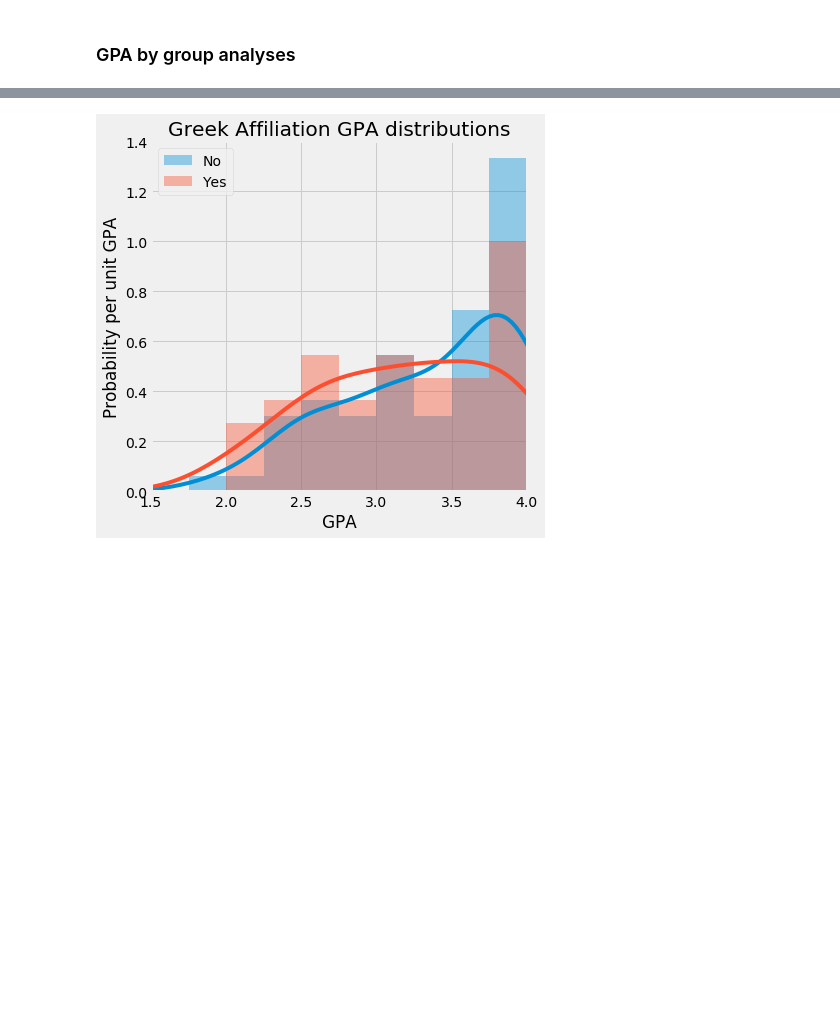
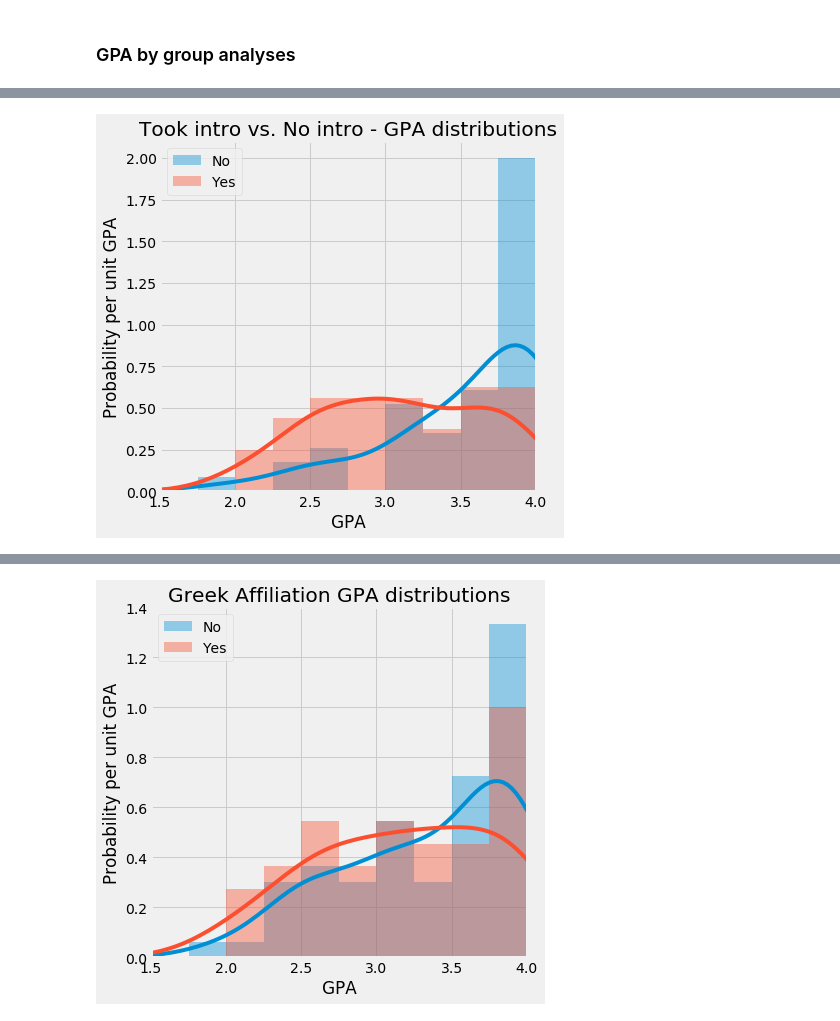
Before and after one commit to pmgasper/union_students, a Jupyter notebook: nb04_hypothesis_testing.ipynb, the cells around one changed output, grey strips where cells are left out. Saved outputs shown, nothing was run; the diff lists cells and outputs as text; code cells hidden in the pictures; blank space fills up the shorter version.

```diff
--- a/nb04_hypothesis_testing.ipynb
+++ b/nb04_hypothesis_testing.ipynb
@@ -44,7 +44,7 @@ pd.set_option('max_columns', 50)
 # Load data - cleaned in part 1
 cleaned_data_fn = 'data/union_students_818_cleaned.xlsx'
 info = pd.read_excel(cleaned_data_fn, sheet_name='info')
-data = pd.read_excel(cleaned_data_fn, sheet_name='grades')
+grades = pd.read_excel(cleaned_data_fn, sheet_name='grades')
 # %% [markdown]
 ### GPA by group analyses
 # %%
@@ -124,0 +213,14 @@ def compare_groups(g1_dist, g2_dist, g1_label='group1', g2_label='group2',
+# %%
+# Took intro courses (Yes / No) GPA comparison
+courses_intro = uc.courses_intro + ['MTH-100', 'MTH-101', 'MTH-102']
+
+took_intro = info.loc[info.id.isin(grades
+                                   .loc[grades.course.isin(courses_intro)]
+                                   .id.values)].gpa
+
+no_intro = info.loc[~info.id.isin(grades
+                                   .loc[grades.course.isin(courses_intro)]
+                                   .id.values)].gpa
+
+print('\033[1m' + 'GPA by students who took / did not take intro courses:')
+compare_groups(no_intro, took_intro, 'No intro', 'Took intro')
@@ -124,0 +247,13 @@ def compare_groups(g1_dist, g2_dist, g1_label='group1', g2_label='group2',
+# %%
+# Took intro courses (yes vs. no) distributions
+bins = np.arange(1, 4.1, 0.25)
+sns.distplot(no_intro, bins=bins, label='No')
+sns.distplot(took_intro, bins=bins, label='Yes')
+plt.xlim(1.5, 4)
+plt.legend()
+plt.ylabel('Probability per unit GPA')
+plt.xlabel('GPA')
+plt.title('Took intro vs. No intro - GPA distributions')
+plt.show()
+# %% [output]
+[figure, added]
```
Also changed, not shown: parts of 21 cells of this notebook.
